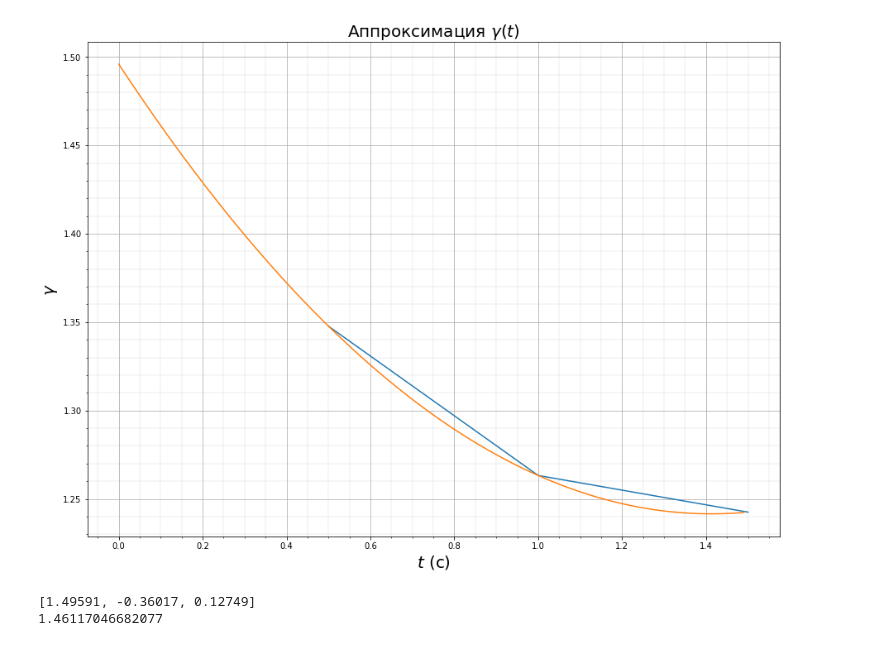
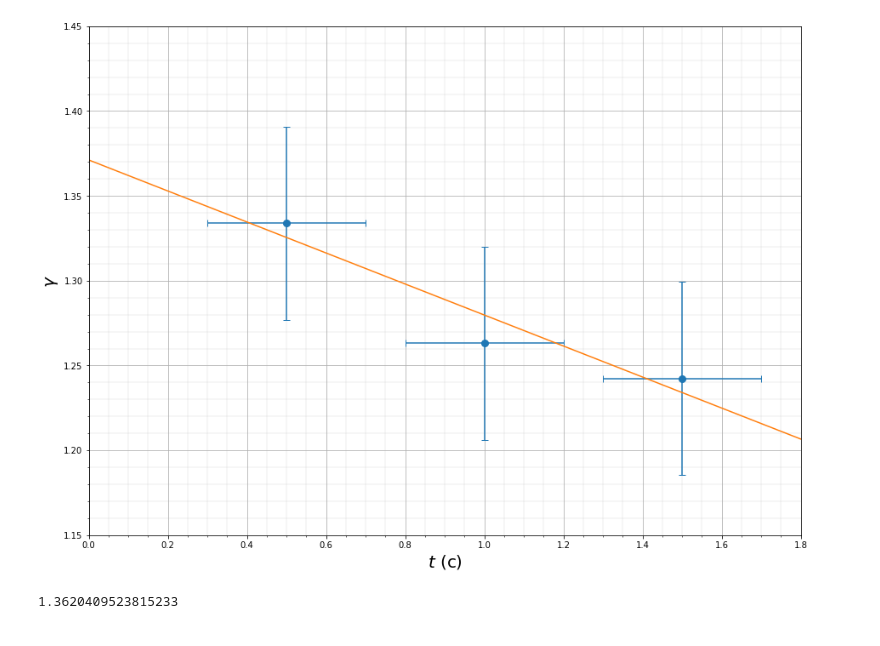
Before and after one commit to iudovin/labs, a Jupyter notebook: report2-1-2.ipynb, the cells around one changed output. Saved outputs shown, nothing was run; the diff lists cells and outputs as text; code cells hidden in the pictures.

```diff
--- a/report2-1-2.ipynb
+++ b/report2-1-2.ipynb
@@ -149,28 +112,30 @@ $$ C_p = \frac{\gamma R}{\gamma-1} \approx 16,9 \hspace{5pt} \frac{\text{Дж}}{
-# %%
-gamma[0] = ((t1[0][0] - t1[1][0]) / (t1[0][0] - t1[1][0] - t1[2][0] + t1[3][0]) +
-           (t1[0][2] - t1[1][2]) / (t1[0][2] - t1[1][2] - t1[2][2] + t1[3][2])) / 2
-
-a = approx(t, gamma, 1)
-
-x = np.arange(0, 1.5, 0.01)
-y = [f(i) for i in x]
-
-plt.figure(figsize = (15, 11))
-plt.minorticks_on()
-plt.grid(which='major')
-plt.grid(which='minor', linewidth='0.2')
-plt.title('Аппроксимация $\gamma(t)$', fontsize=20)
-plt.plot(t, gamma)
-plt.plot(x, y)
-plt.xlabel('$t$ (с)', fontsize=20)
-plt.ylabel('$\gamma$', fontsize=20)
-plt.show()
-
-print([round(i, 5) for i in a])
-gamma0 = f(0.1)
-print(gamma0)
-# %% [output]
-[figure, removed]
-[1.49591, -0.36017, 0.12749]
-1.46117046682077
+# %%
+from scipy.optimize import curve_fit
+
+xdata = np.array([0.5, 1, 1.5])
+ydata = np.array([t1[2].mean(), t2[2].mean(), t3[2].mean()])
+
+def f(x, a, b):
+    return a * x + b
+
+gamma_opt, gamma_cov = curve_fit(f, xdata, ydata)
+
+plt.figure(figsize = (15, 11))
+plt.minorticks_on()
+plt.grid(which='major')
+plt.grid(which='minor', linewidth='0.2')
+plt.xlabel('$t$ (с)', fontsize=20)
+plt.ylabel('$\gamma$', fontsize=20)
+plt.xlim(0, 1.8)
+plt.ylim(1.15, 1.45)
+plt.errorbar(xdata, ydata, linestyle='', marker='o', markersize=8,
+             label=i+1, xerr=0.2, yerr=0.057, capsize=4)
+xdata = np.arange(0, 1.9, 1.8)
+plt.plot(xdata, f(xdata, *gamma_opt))
+plt.show()
+
+f(0.1, *gamma_opt)
+# %% [output]
+[figure, added]
+1.3620409523815233
 # %% [markdown]
```
Also changed, not shown: parts of 15 cells of this notebook.
